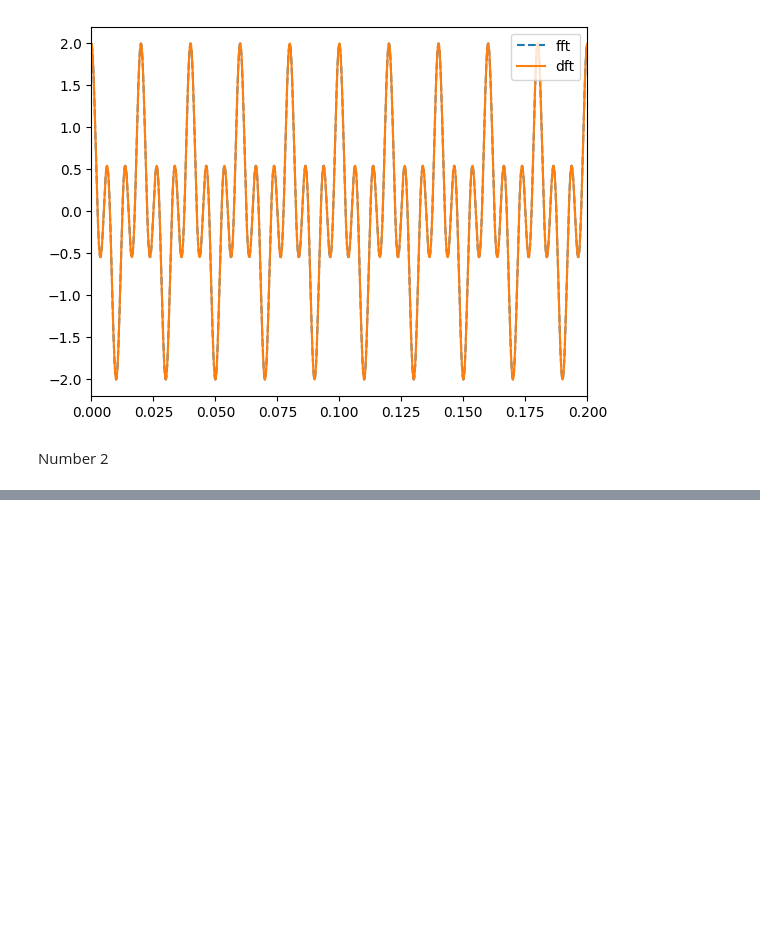
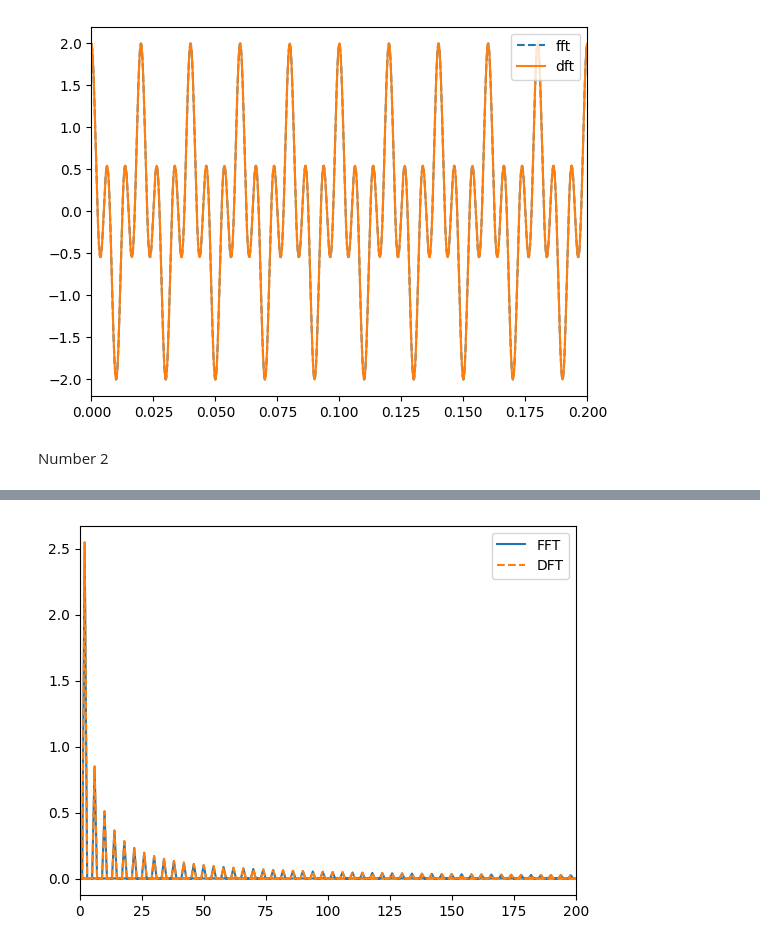
Before and after one commit to NikitaGoltsev/Digital_signals, a Jupyter notebook: lab2.ipynb, the cells around one changed output, grey strips where cells are left out. Drawn from its saved outputs; the diff is of its cells as text; code cells hidden in the pictures; blank space fills up the shorter version.

```diff
--- a/lab2.ipynb
+++ b/lab2.ipynb
@@ -63,0 +88,28 @@ Number 2
+# %%
+#функция - периодический прямоугольный сигнал
+def square_signal(t, A, T):
+    return A * signal.square(2 * np.pi * t / T)
+
+#Объявление основных констант
+t0 = 0
+t1 = 4
+T = 2
+A = 2
+num_point = 10000
+f_square = 2*np.pi / T
+t_square = np.linspace(t0, t1, num_point)
+y_square = square_signal(t_square, A, T)
+
+#Подсчёт спектра slow преобразованием фурье и преобразованием от numpy
+y_dft = DFT_slow(y_square)
+y_fft = np.fft.fft(y_square)
+freq_cos = np.fft.fftfreq(len(t_cos), d=(t_cos[1]-t_cos[0]))
+# %%
+#Сравнение спектров
+plt.plot(freq_cos, np.abs(y_fft) / num_point * 2, label = "FFT")
+plt.plot(freq_cos, np.abs(y_dft) / num_point * 2, linestyle='dashed', label = "DFT")
+plt.legend()
+plt.xlim(0, 200)
+plt.show()
+# %% [output]
+[figure, added]
```
Also changed, not shown: parts of 6 cells of this notebook.
